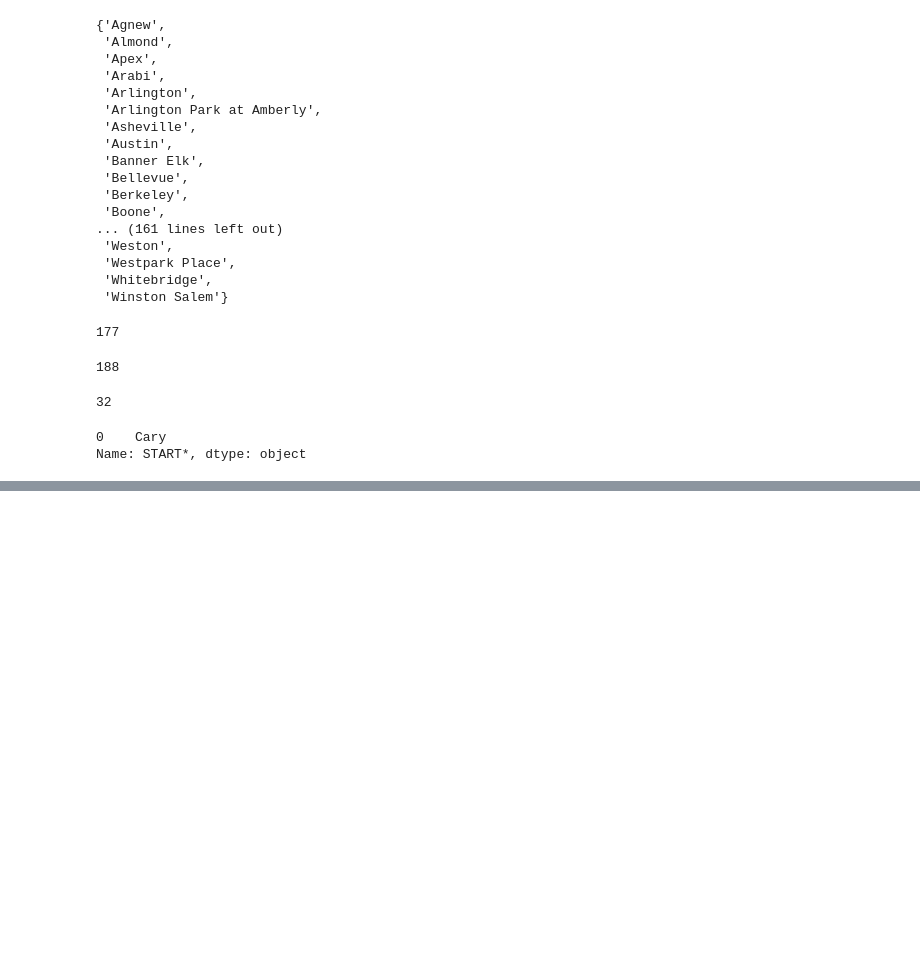
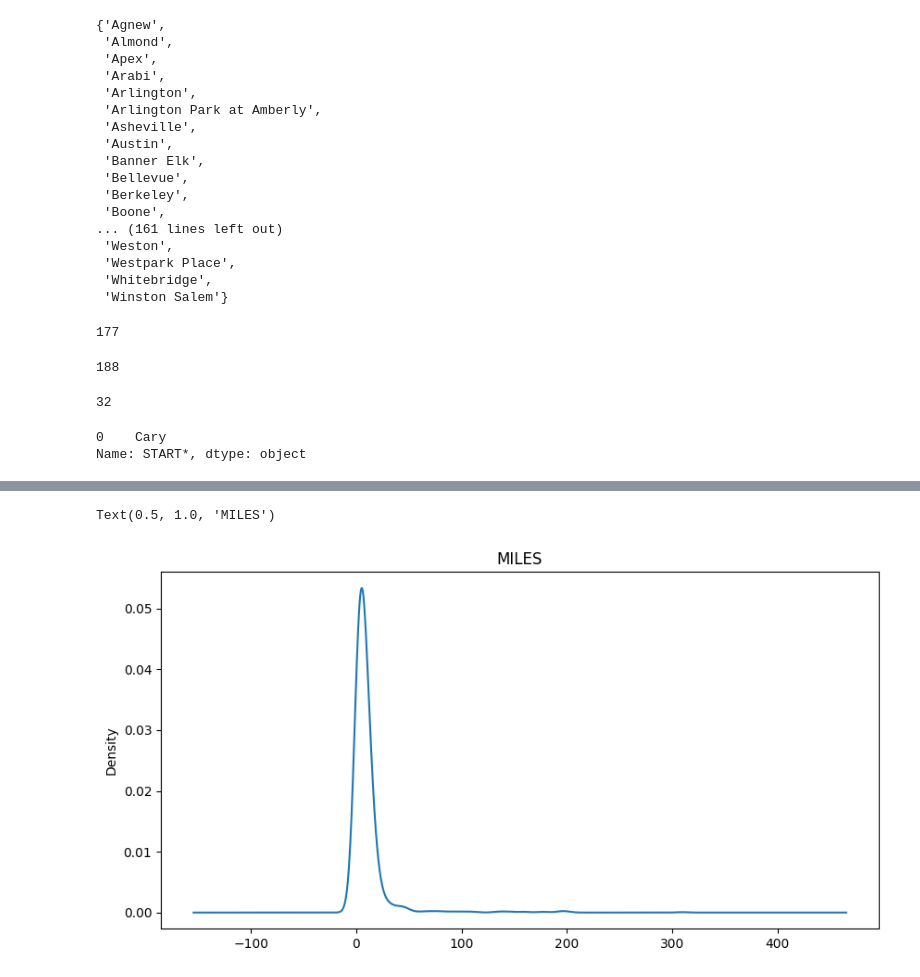
Before and after one commit to gtksolutionstraining/CodinGrad-FDS-3, a Jupyter notebook: Uber Analysis.ipynb, the cells around one changed output, grey strips where cells are left out. Cells and saved outputs as stored; diff of their text form; code cells hidden in the pictures; blank space fills up the shorter version.

```diff
--- a/Uber Analysis.ipynb
+++ b/Uber Analysis.ipynb
@@ -111 +176,10 @@ TypeError: no numeric data to plot
+# %%
+# binwidth = np.linspace(0,,121)
+uber_data['MILES*'].plot.kde(figsize=(10,5))
+# plt.xticks(list(range(0,250,10)))
+plt.title("MILES")
+#Kernel Density Estimation (KDE / Density Plot) --> Probs plots
+# %% [output]
+Text(0.5, 1.0, 'MILES')
+[figure, added]
 # %%
```
Also changed, not shown: parts of 21 cells of this notebook, 1 other file.
